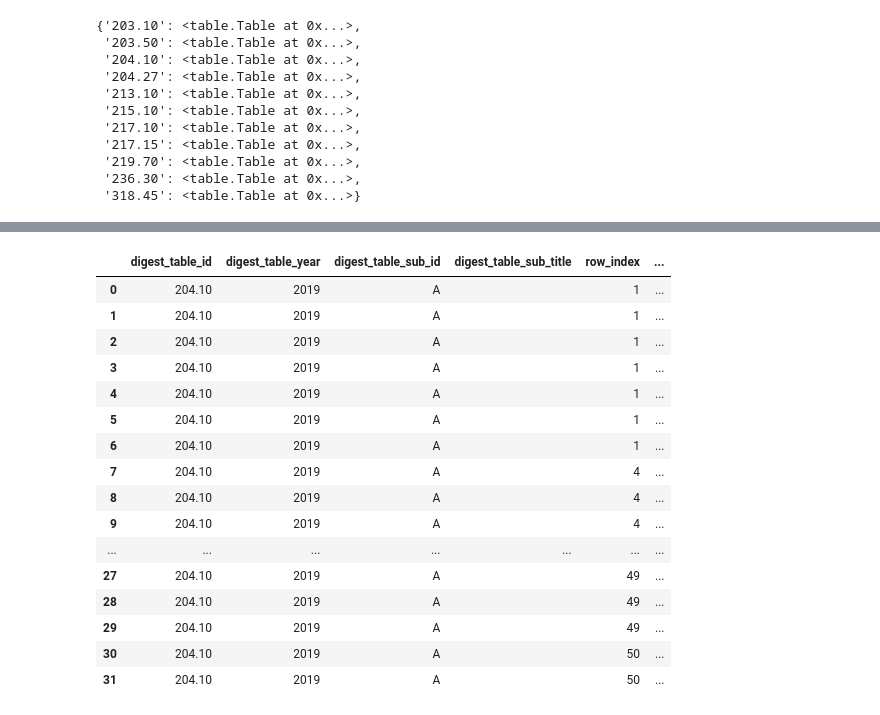
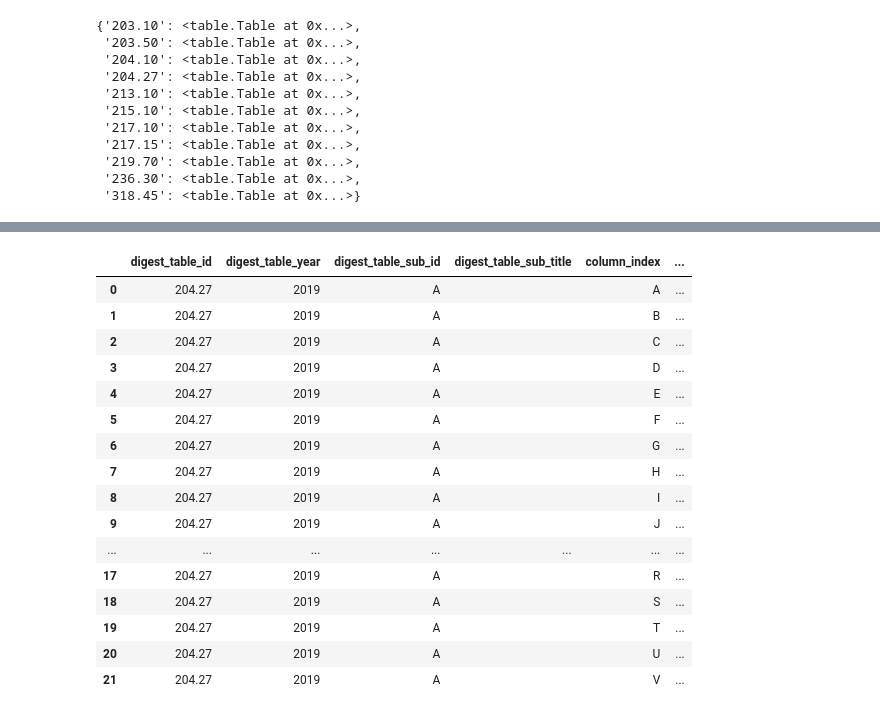
Before and after one commit to toltman/table_scraping, a Jupyter notebook: Table Scraping 8-Copy2.ipynb, the cells around one changed output, grey strips where cells are left out. Saved outputs shown, nothing was run; the diff lists cells and outputs as text; code cells hidden in the pictures.

```diff
--- a/Table Scraping 8-Copy2.ipynb
+++ b/Table Scraping 8-Copy2.ipynb
@@ -134,20 +88,20 @@ tables['204.10'].col_info
 # %%
-tables['204.10'].cell_info
+tables['204.27'].col_info
 # %% [output]
-|  | digest_table_id | digest_table_year | digest_table_sub_id | digest_table_sub_title | row_index | ... |
-| 0 | 204.10 | 2019 | A |  | 1 | ... |
-| 1 | 204.10 | 2019 | A |  | 1 | ... |
-| 2 | 204.10 | 2019 | A |  | 1 | ... |
-| 3 | 204.10 | 2019 | A |  | 1 | ... |
-| 4 | 204.10 | 2019 | A |  | 1 | ... |
-| 5 | 204.10 | 2019 | A |  | 1 | ... |
-| 6 | 204.10 | 2019 | A |  | 1 | ... |
-| 7 | 204.10 | 2019 | A |  | 4 | ... |
-| 8 | 204.10 | 2019 | A |  | 4 | ... |
-| 9 | 204.10 | 2019 | A |  | 4 | ... |
+|  | digest_table_id | digest_table_year | digest_table_sub_id | digest_table_sub_title | column_index | ... |
+| 0 | 204.27 | 2019 | A |  | A | ... |
+| 1 | 204.27 | 2019 | A |  | B | ... |
+| 2 | 204.27 | 2019 | A |  | C | ... |
+| 3 | 204.27 | 2019 | A |  | D | ... |
+| 4 | 204.27 | 2019 | A |  | E | ... |
+| 5 | 204.27 | 2019 | A |  | F | ... |
+| 6 | 204.27 | 2019 | A |  | G | ... |
+| 7 | 204.27 | 2019 | A |  | H | ... |
+| 8 | 204.27 | 2019 | A |  | I | ... |
+| 9 | 204.27 | 2019 | A |  | J | ... |
 | ... | ... | ... | ... | ... | ... | ... |
-| 27 | 204.10 | 2019 | A |  | 49 | ... |
-| 28 | 204.10 | 2019 | A |  | 49 | ... |
-| 29 | 204.10 | 2019 | A |  | 49 | ... |
-| 30 | 204.10 | 2019 | A |  | 50 | ... |
-| 31 | 204.10 | 2019 | A |  | 50 | ... |
+| 17 | 204.27 | 2019 | A |  | R | ... |
+| 18 | 204.27 | 2019 | A |  | S | ... |
+| 19 | 204.27 | 2019 | A |  | T | ... |
+| 20 | 204.27 | 2019 | A |  | U | ... |
+| 21 | 204.27 | 2019 | A |  | V | ... |
```
Also changed, not shown: parts of 26 cells of this notebook, 1 other file.
